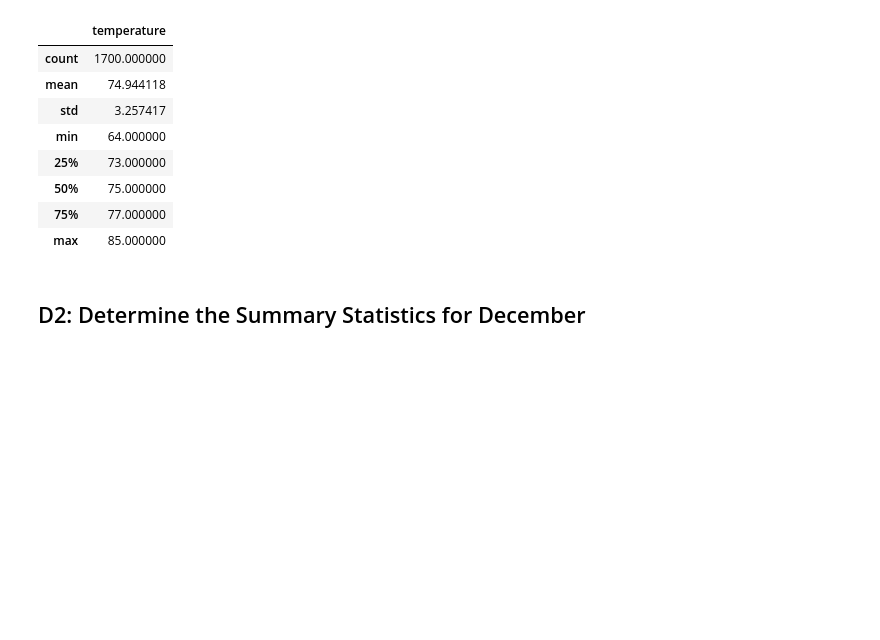
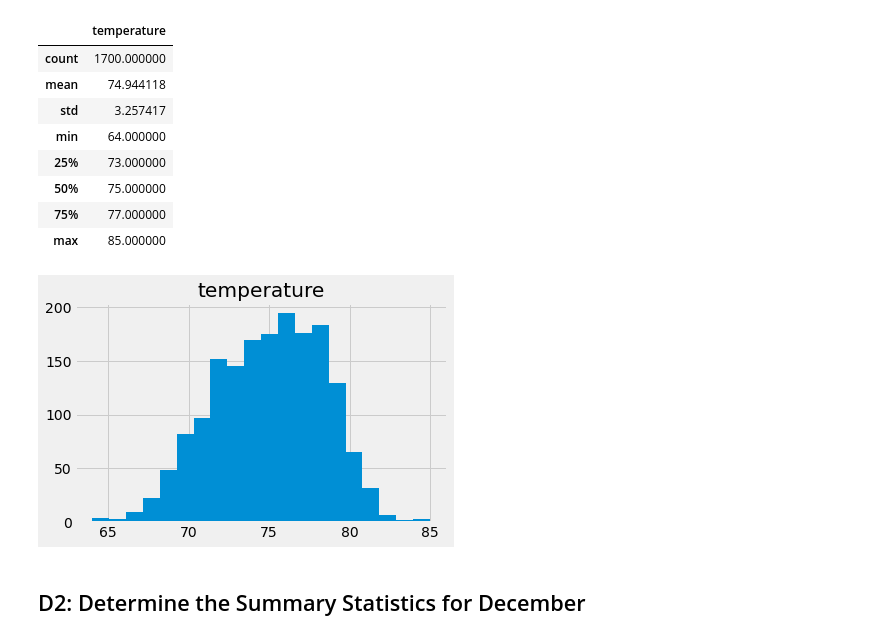
Before and after one commit to rclascano14/surfs_up, a Jupyter notebook: SurfsUp_Challenge.ipynb, the cells around one changed output. Cells and saved outputs as stored; diff of their text form; code cells hidden in the pictures; blank space fills up the shorter version.

```diff
--- a/SurfsUp_Challenge.ipynb
+++ b/SurfsUp_Challenge.ipynb
@@ -7,6 +7,11 @@ import sqlalchemy
 from sqlalchemy.ext.automap import automap_base
 from sqlalchemy.orm import Session
 from sqlalchemy import create_engine, func
+# Plotting Dependencies
+%matplotlib inline
+from matplotlib import style
+style.use('fivethirtyeight')
+import matplotlib.pyplot as plt
 # %%
 engine = create_engine("sqlite:///hawaii.sqlite")
 
@@ -70,6 +75,14 @@ june_temp_df.describe()
 | 50% | 75.000000 |
 | 75% | 77.000000 |
 | max | 85.000000 |
+# %%
+# June Temperature Histogram
+june_temp_df.hist(bins=20)
+plt.tight_layout()
+plt.xlabel='temperature'
+plt.ylabel='frequency'
+# %% [output]
+[figure, added]
 # %% [markdown]
 ## D2: Determine the Summary Statistics for December
 # %%
```
Also changed, not shown: parts of 1 cell of this notebook.
